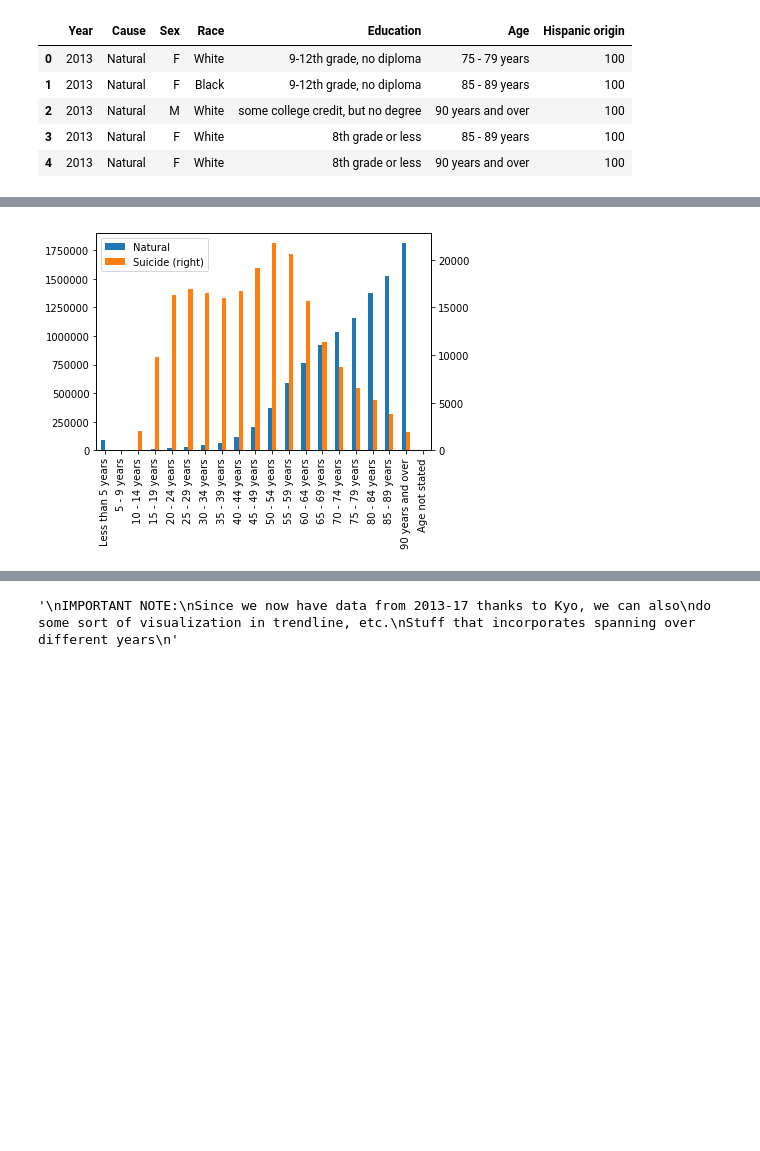
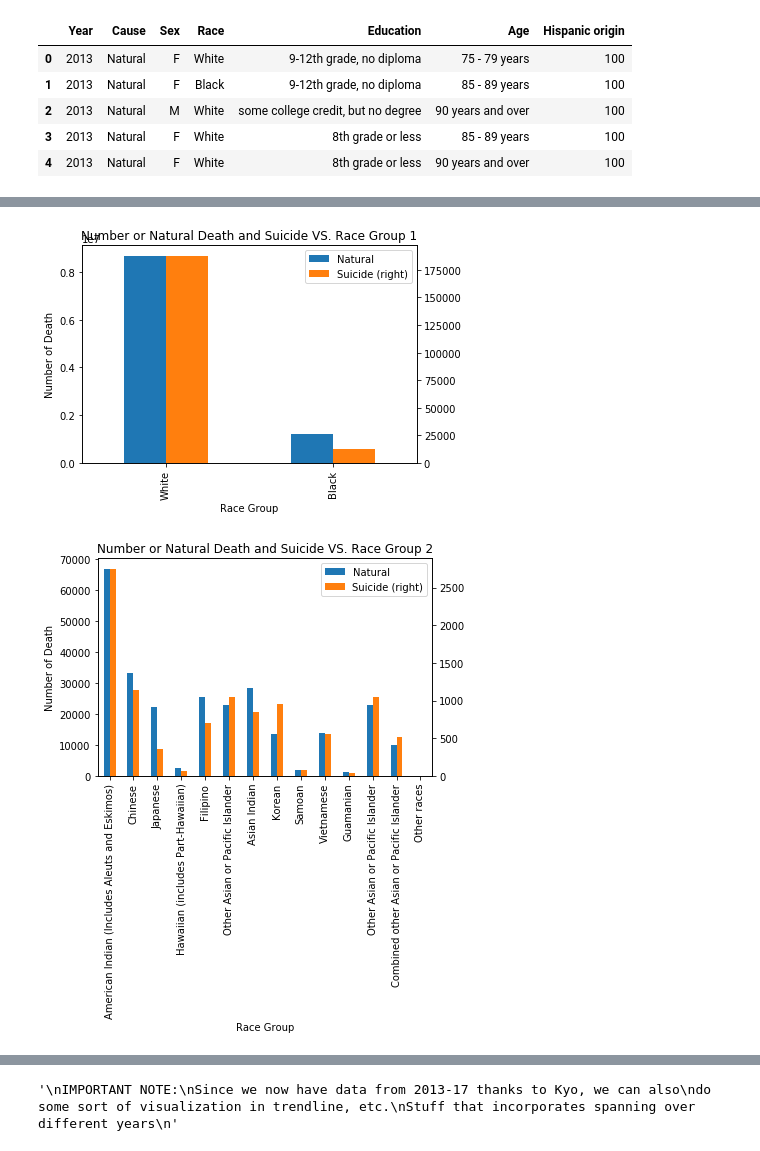
Before and after one commit to WeilunY/COGS108_Project, a Jupyter notebook: FinalProject.ipynb, the cells around one changed output, grey strips where cells are left out. Cells and saved outputs as stored; diff of their text form; code cells hidden in the pictures; blank space fills up the shorter version.

```diff
--- a/FinalProject.ipynb
+++ b/FinalProject.ipynb
@@ -464,24 +532,39 @@ plt.show()
 # %%
-#suicide deaths vs natural deaths by age
-#cdf[cdf['Cause'] == 'Natural']['Age'].value_counts().reindex(list(age_dict.values())).plot.bar()
+#suicide deaths vs natural deaths by race
+#cdf[cdf['Cause'] == 'Natural']['Race'].value_counts().reindex(list(race_dict.values())).plot.bar()
 #get value_counts of both Natural and Suicide deaths by age
-NA = cdf[cdf['Cause'] == 'Natural']['Age'].value_counts().reindex(list(age_dict.values()))
-SA = cdf[cdf['Cause'] == 'Suicide']['Age'].value_counts().reindex(list(age_dict.values()))
+NR = cdf[cdf['Cause'] == 'Natural']['Race'].value_counts().reindex(list(race_dict.values()))
+SR = cdf[cdf['Cause'] == 'Suicide']['Race'].value_counts().reindex(list(race_dict.values()))
 #debugging
 """
-print('Natural Deaths by Age:')
-print(NA)
+print('Natural Deaths by Race:')
+print(N)
 print()
-print('Suicide Deaths by Age:')
-print(SA)
+print('Suicide Deaths by Race:')
+print(S)
 """
 #convert value counts to list
-NAL = NA.tolist()
-SAL = SA.tolist()
+NRL = NR.tolist()
+SRL = SR.tolist()
+#create lists for other races other than black or white
+NOther = NRL[2:]
+SOther = SRL[2:]
+otherIndex = list(race_dict.values())[2:]
 #combine value counts into new dataframe
-CombinedAgeData = pd.DataFrame({'Natural': NAL,'Suicide': SAL},index=list(age_dict.values()))
+CombinedRaceWBData = pd.DataFrame({'Natural': [NRL[0],NRL[1]],'Suicide': [SRL[0],SRL[1]]},index=['White','Black'])
+CombinedRaceOtherData = pd.DataFrame({'Natural': NOther,'Suicide': SOther},index=otherIndex)
 #calibrate natural and suicide deaths each based on their own y-axis
-CombinedAgeData.plot(kind='bar',secondary_y= 'Suicide')
+cr1 = CombinedRaceWBData.plot(kind='bar',secondary_y= 'Suicide', title = "Number or Natural Death and Suicide VS. Race Group 1")
+cr2 = CombinedRaceOtherData.plot(kind='bar',secondary_y= 'Suicide', title = "Number or Natural Death and Suicide VS. Race Group 2")
+
+cr1.set_xlabel("Race Group")
+cr1.set_ylabel("Number of Death")
+
+cr2.set_xlabel("Race Group")
+cr2.set_ylabel("Number of Death")
+
+
 plt.show()
 # %% [output]
-[figure, old version]
+[figure, new version]
+[figure, added]
```
Also changed, not shown: parts of 28 cells of this notebook.
